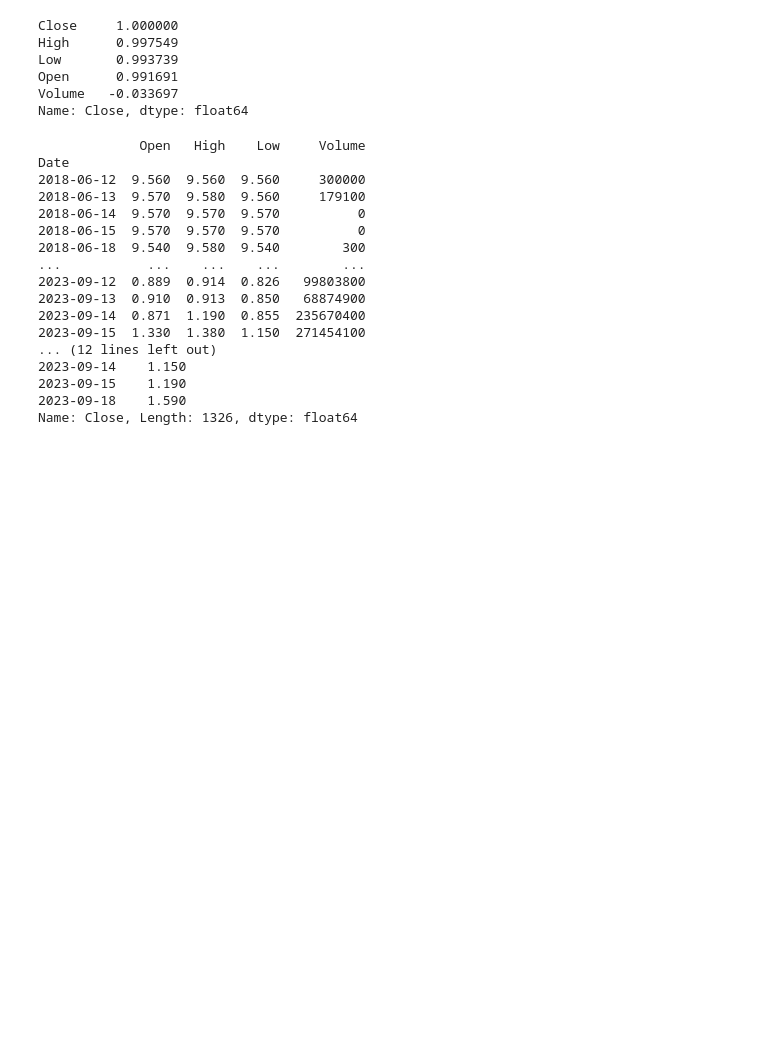
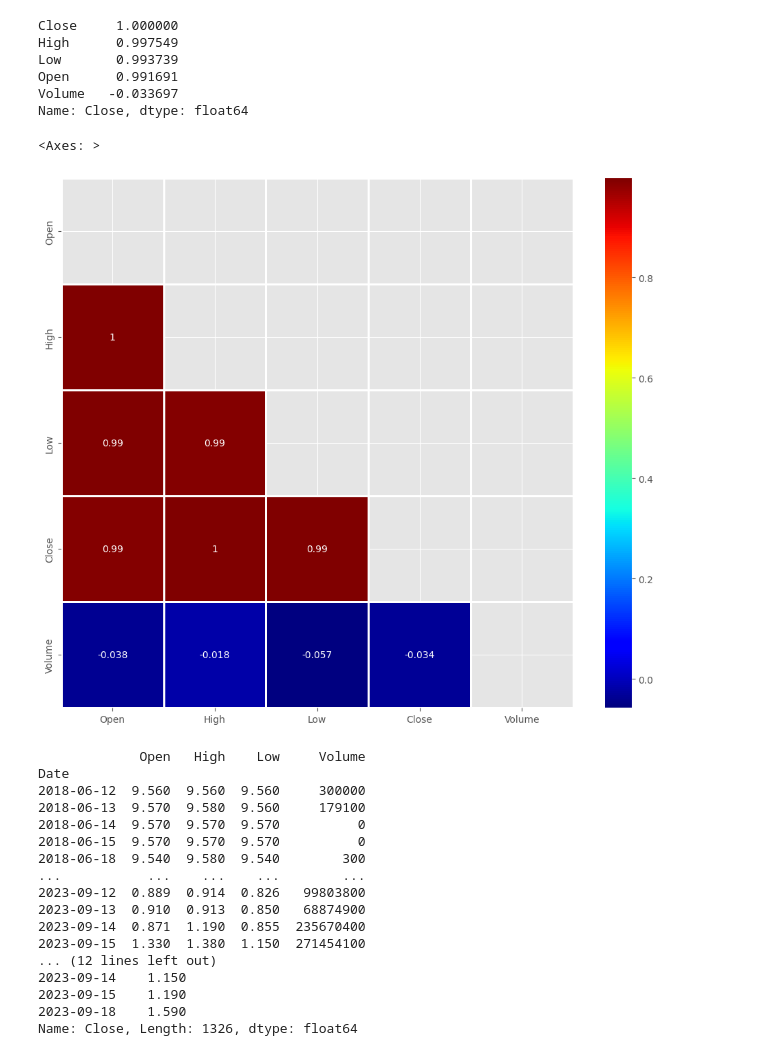
Before and after one commit to dadario10/Data_Modeling_Project, a Jupyter notebook: Nikola_models/nn_regression.ipynb, the cells around one changed output. Cells and saved outputs as stored; diff of their text form; code cells hidden in the pictures; blank space fills up the shorter version.

```diff
--- a/nn_regression.ipynb
+++ b/Nikola_models/nn_regression.ipynb
@@ -83,11 +83,14 @@ Open      0.991691
 Volume   -0.033697
 Name: Close, dtype: float64
 # %%
-# # Heatmap viz of correlations
-# plt.figure(figsize=(12,10))
-# mask = np.zeros_like(nikola_df.corr(), dtype=np.bool)
-# mask[np.triu_indices_from(mask)] = True
-# sns.heatmap(data=nikola_df.corr(), cmap="jet", annot=True,linewidths=1, linecolor='white',mask=mask)
+# Heatmap viz of correlations
+plt.figure(figsize=(12,10))
+mask = np.zeros_like(nikola_df.corr(), dtype=bool)
+mask[np.triu_indices_from(mask)] = True
+sns.heatmap(data=nikola_df.corr(), cmap="jet", annot=True,linewidths=1, linecolor='white',mask=mask)
+# %% [output]
+<Axes: >
+[figure, added]
 # %%
 # MODEL PREPERATION AND TRAINING
 X = nikola_df.drop('Close', axis=1)#.values
```
Also changed, not shown: 3 other files.
